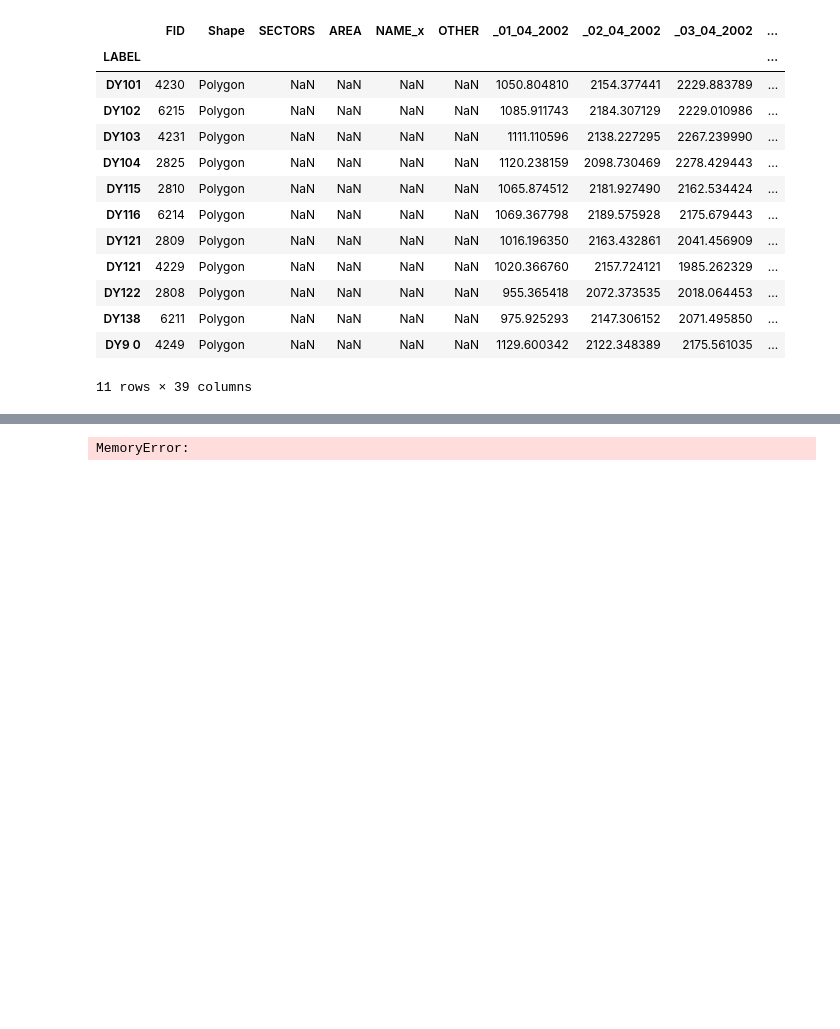
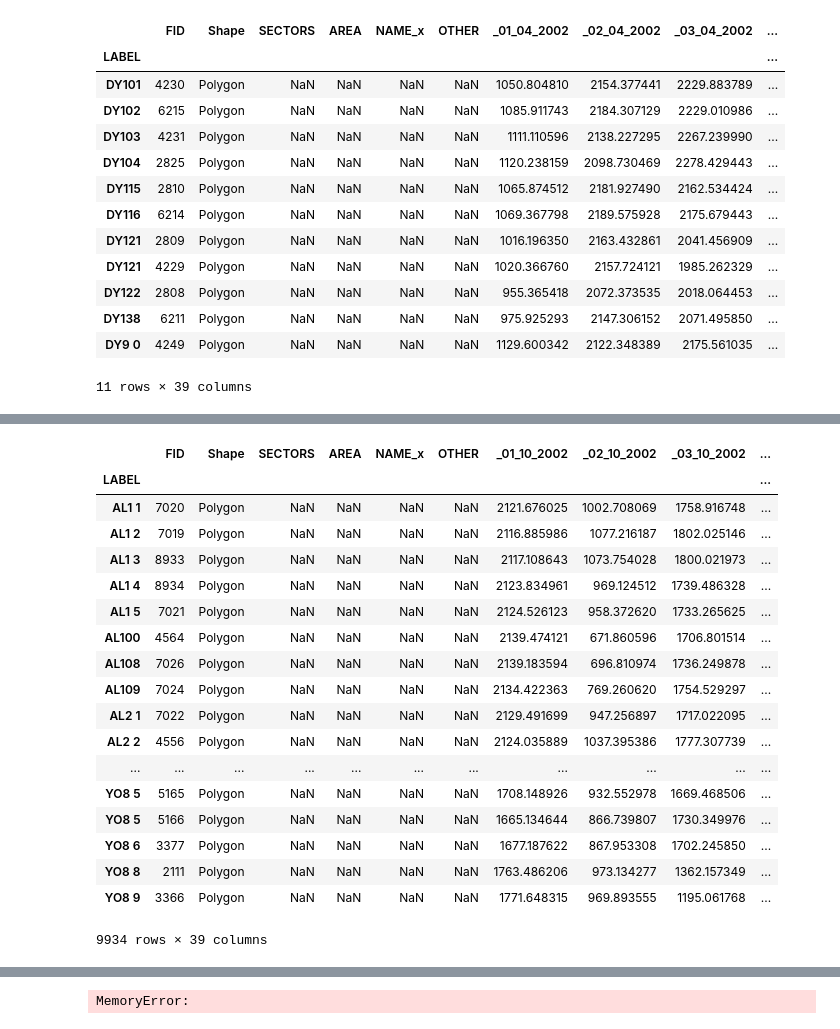
Before and after one commit to annalisasheehan/ICL_Diabetes, a Jupyter notebook: UV_postcode_district.ipynb, the cells around one changed output, grey strips where cells are left out. Saved outputs shown, nothing was run; the diff lists cells and outputs as text; code cells hidden in the pictures; blank space fills up the shorter version.

```diff
--- a/UV_postcode_district.ipynb
+++ b/UV_postcode_district.ipynb
@@ -151,0 +209,22 @@ Apr03_av['avg'] = Apr03_av[['_01_04_2002','_02_04_2002','_03_04_2002','_04_04_20
+# %%
+Oct02_LAD
+# %% [output]
+|  | FID | Shape | SECTORS | AREA | NAME_x | OTHER | _01_10_2002 | _02_10_2002 | _03_10_2002 | ... |
+| LABEL |  |  |  |  |  |  |  |  |  | ... |
+| AL1 1 | 7020 | Polygon | NaN | NaN | NaN | NaN | 2121.676025 | 1002.708069 | 1758.916748 | ... |
+| AL1 2 | 7019 | Polygon | NaN | NaN | NaN | NaN | 2116.885986 | 1077.216187 | 1802.025146 | ... |
+| AL1 3 | 8933 | Polygon | NaN | NaN | NaN | NaN | 2117.108643 | 1073.754028 | 1800.021973 | ... |
+| AL1 4 | 8934 | Polygon | NaN | NaN | NaN | NaN | 2123.834961 | 969.124512 | 1739.486328 | ... |
+| AL1 5 | 7021 | Polygon | NaN | NaN | NaN | NaN | 2124.526123 | 958.372620 | 1733.265625 | ... |
+| AL100 | 4564 | Polygon | NaN | NaN | NaN | NaN | 2139.474121 | 671.860596 | 1706.801514 | ... |
+| AL108 | 7026 | Polygon | NaN | NaN | NaN | NaN | 2139.183594 | 696.810974 | 1736.249878 | ... |
+| AL109 | 7024 | Polygon | NaN | NaN | NaN | NaN | 2134.422363 | 769.260620 | 1754.529297 | ... |
+| AL2 1 | 7022 | Polygon | NaN | NaN | NaN | NaN | 2129.491699 | 947.256897 | 1717.022095 | ... |
+| AL2 2 | 4556 | Polygon | NaN | NaN | NaN | NaN | 2124.035889 | 1037.395386 | 1777.307739 | ... |
+| ... | ... | ... | ... | ... | ... | ... | ... | ... | ... | ... |
+| YO8 5 | 5165 | Polygon | NaN | NaN | NaN | NaN | 1708.148926 | 932.552978 | 1669.468506 | ... |
+| YO8 5 | 5166 | Polygon | NaN | NaN | NaN | NaN | 1665.134644 | 866.739807 | 1730.349976 | ... |
+| YO8 6 | 3377 | Polygon | NaN | NaN | NaN | NaN | 1677.187622 | 867.953308 | 1702.245850 | ... |
+| YO8 8 | 2111 | Polygon | NaN | NaN | NaN | NaN | 1763.486206 | 973.134277 | 1362.157349 | ... |
+| YO8 9 | 3366 | Polygon | NaN | NaN | NaN | NaN | 1771.648315 | 969.893555 | 1195.061768 | ... |
+9934 rows × 39 columns
```
Also changed, not shown: parts of 9 cells of this notebook.
